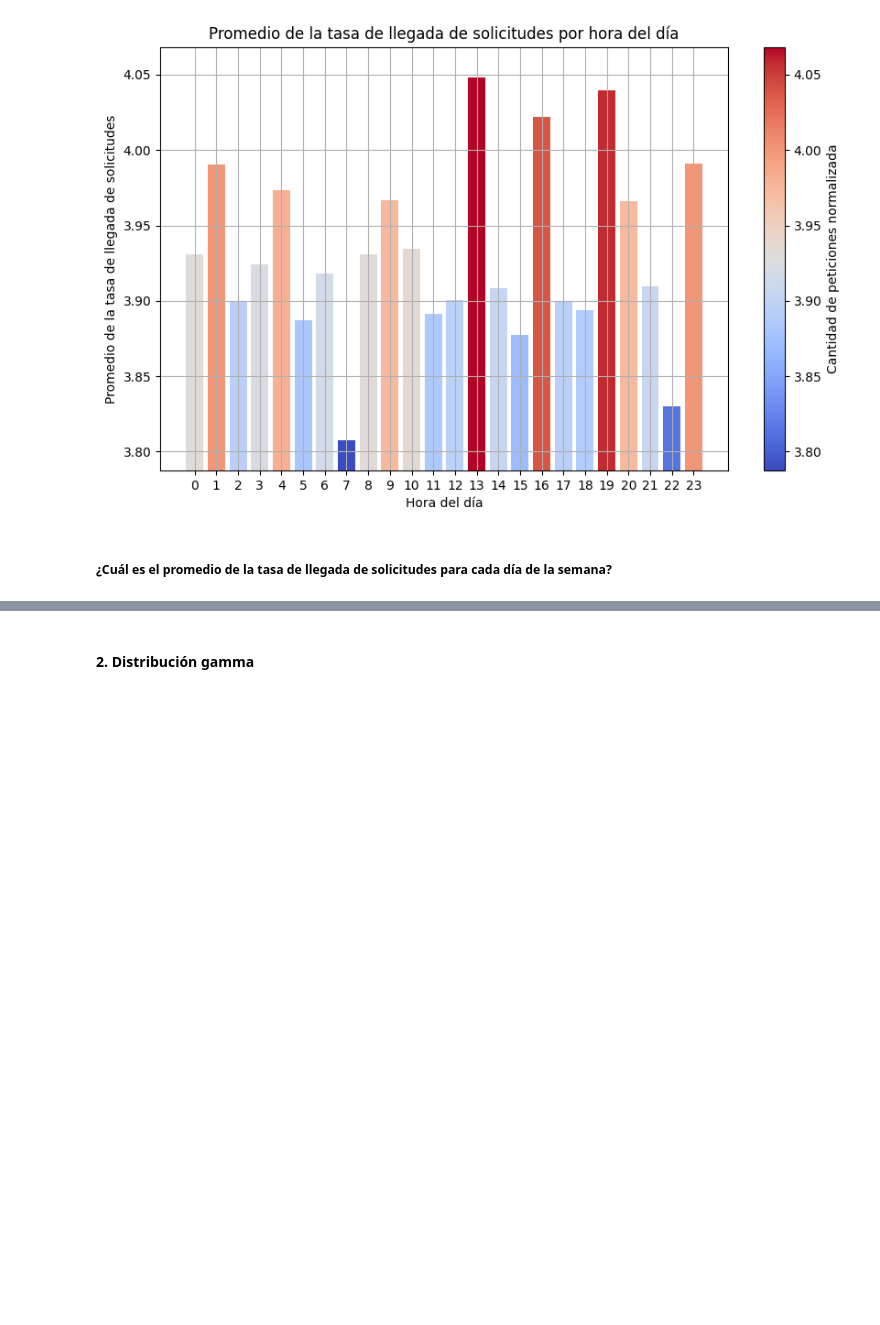
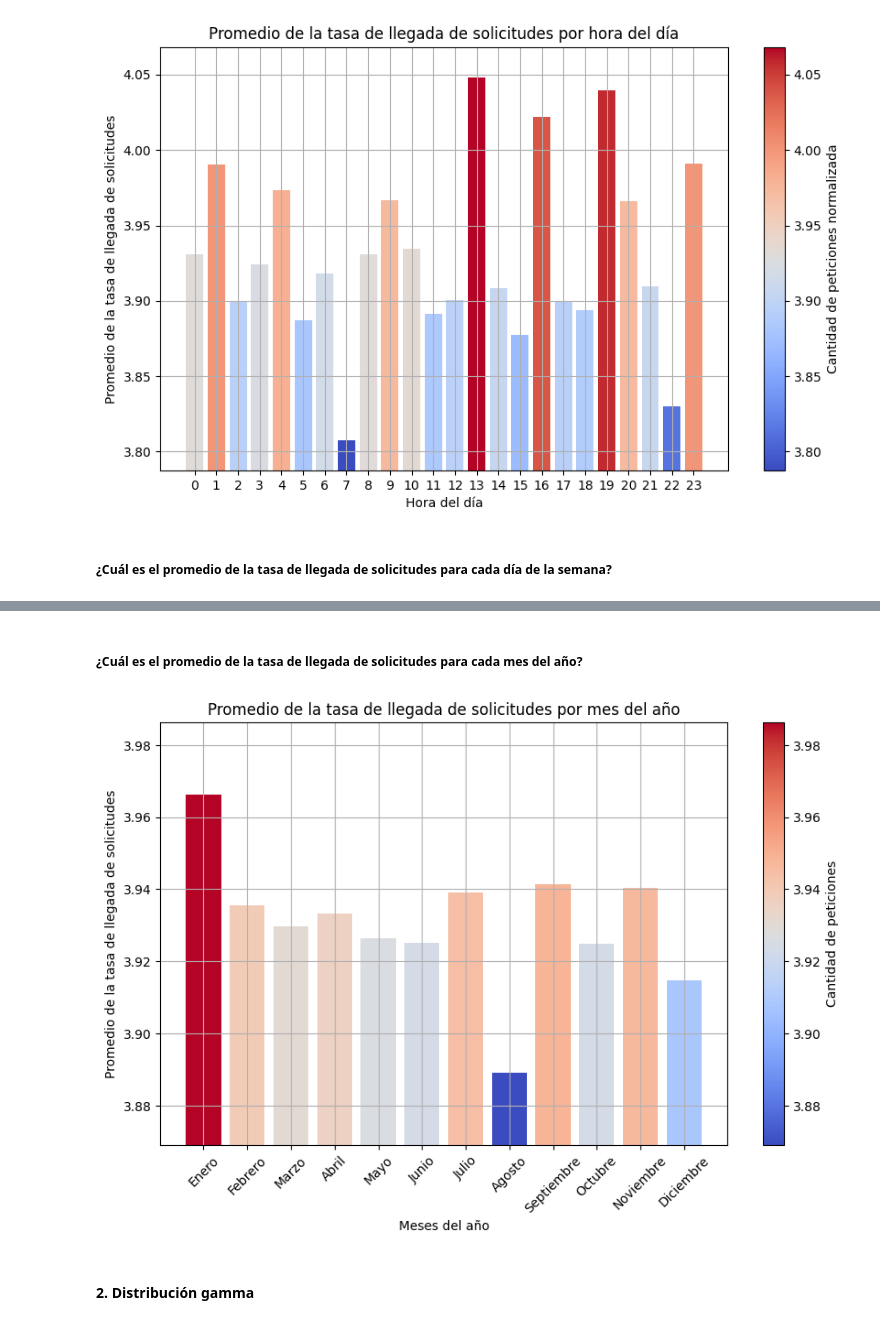
Before and after one commit to DCajiao/Distribuciones-de-Probabilidad, a Jupyter notebook: notebooks/pregunta4.ipynb, the cells around one changed output, grey strips where cells are left out. Cells and saved outputs as stored; diff of their text form; code cells hidden in the pictures; blank space fills up the shorter version.

```diff
--- a/notebooks/pregunta4.ipynb
+++ b/notebooks/pregunta4.ipynb
@@ -187,3 +220,49 @@ plt.show()
+# %% [markdown]
+##### ¿Cuál es el promedio de la tasa de llegada de solicitudes para cada mes del año?
+# %%
+import matplotlib.pyplot as plt
+import numpy as np
+
+df2 = df.iloc[0:103682] #Vamos a tomar los registros sólo del primer año para hacer el gráfico
+
+# Calcular la mediana de la tasa de llegada de solicitudes para cada día de la semana
+mean_request_rate_by_day = df.groupby('Month')['Arrival_Rate'].mean()
+
+# Definir el orden de los días de la semana
+meses_ordenados = ['Enero', 'Febrero', 'Marzo', 'Abril', 'Mayo', 'Junio', 'Julio', 'Agosto', 'Septiembre', 'Octubre', 'Noviembre', 'Diciembre']
+
+# Reordenar los datos de la mediana de acuerdo al orden de los días de la semana
+mean_request_rate_by_day = mean_request_rate_by_day.reindex(meses_ordenados)
+
+# Definir una escala de colores que vaya de azul a rojo, basada en los valores de la altura de las barras
+colors = plt.cm.coolwarm((mean_request_rate_by_day - mean_request_rate_by_day.min()) / (mean_request_rate_by_day.max() - mean_request_rate_by_day.min()))
+
+# Crear el gráfico de barras con colores graduales
+fig, ax = plt.subplots(figsize=(10, 6))
+bars = ax.bar(np.arange(len(meses_ordenados)), mean_request_rate_by_day.values, color=colors)
+
+# Añadir título y etiquetas
+ax.set_title('Promedio de la tasa de llegada de solicitudes por mes del año')
+ax.set_xlabel('Meses del año')
+ax.set_ylabel('Promedio de la tasa de llegada de solicitudes')
+ax.set_xticks(np.arange(len(meses_ordenados)))
+ax.set_xticklabels(meses_ordenados, rotation=45)
+ax.grid(True)
+
+# Establecer los límites del eje según el rango de los datos en el eje y
+min_limit = mean_request_rate_by_day.min() - 0.02
+max_limit = mean_request_rate_by_day.max() + 0.02
+plt.ylim(min_limit, max_limit)
+
+# Añadir una barra de colores como leyenda en el eje y
+sm = plt.cm.ScalarMappable(cmap=plt.cm.coolwarm, norm=plt.Normalize(vmin=min_limit, vmax=max_limit))
+sm.set_array([])
+cbar = plt.colorbar(sm, ax=ax)
+cbar.set_label('Cantidad de peticiones')
+
+plt.show()
+# %% [output]
+[figure, added]
 # %% [markdown]
 #### 2. Distribución gamma
 # %%
```
Also changed, not shown: parts of 4 cells of this notebook, 1 other file.
